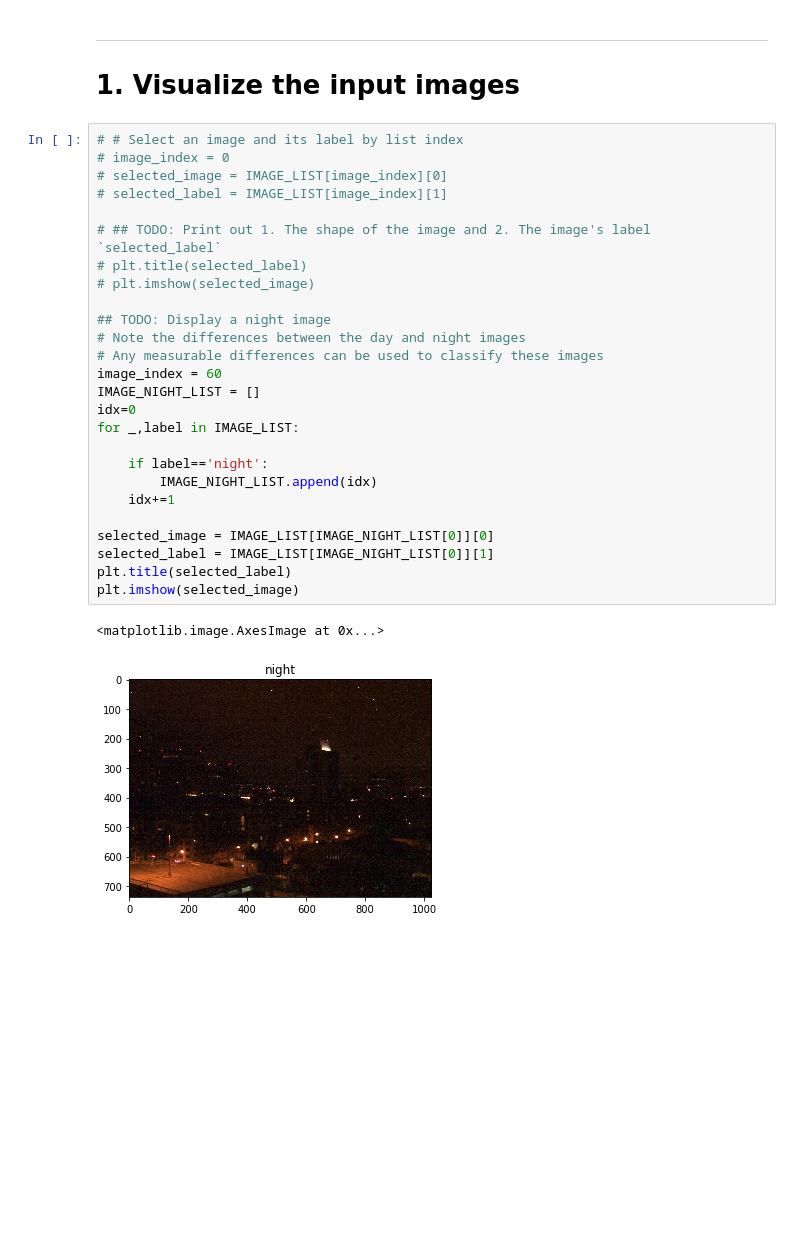
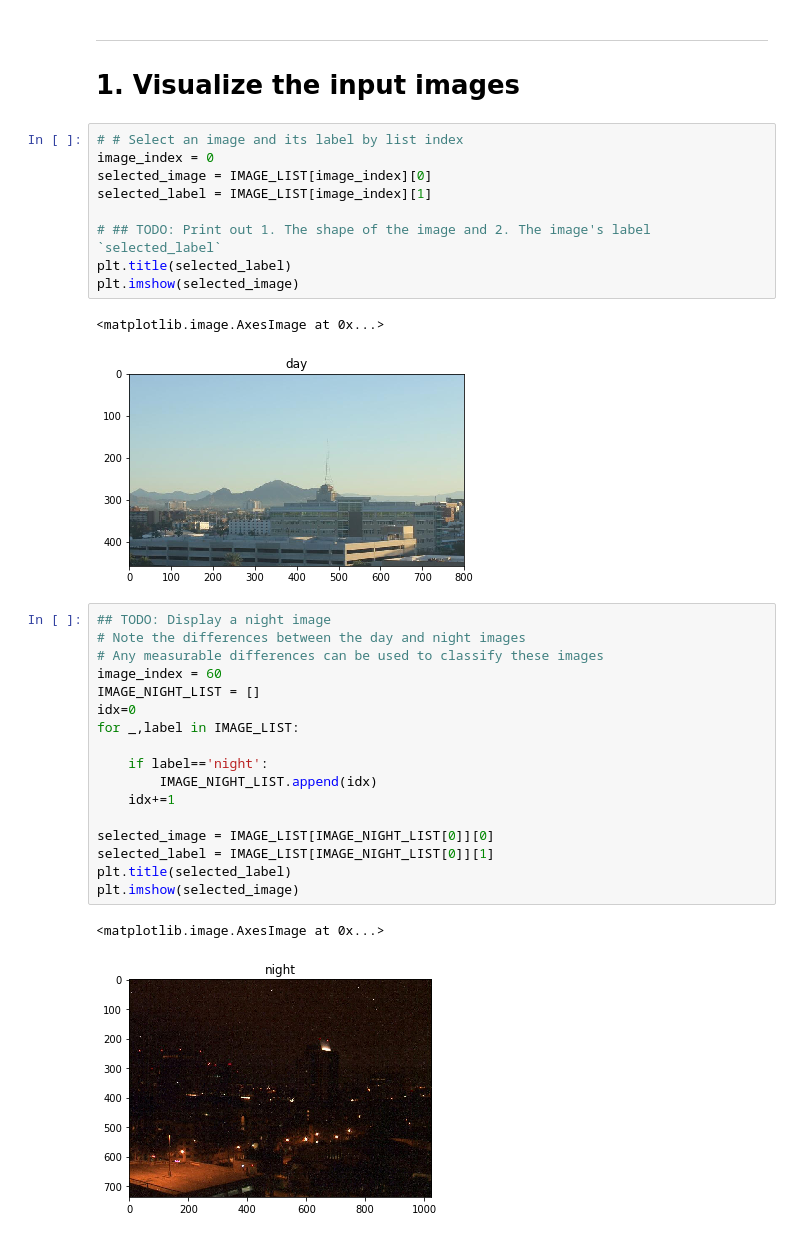
Before and after one commit to amitbcp/computer-vision, a Jupyter notebook: 1_1_Image_Representation/6_1. Visualizing the Data.ipynb, the cells around one changed output. Cells and saved outputs as stored; diff of their text form; blank space fills up the shorter version.

```diff
--- a/1_1_Image_Representation/6_1. Visualizing the Data.ipynb
+++ b/1_1_Image_Representation/6_1. Visualizing the Data.ipynb
@@ -49,16 +49,19 @@ IMAGE_LIST = helpers.load_dataset(image_dir_training)
 # %% [markdown]
 ---
 # 1. Visualize the input images
+# %%
+# # Select an image and its label by list index
+image_index = 0
+selected_image = IMAGE_LIST[image_index][0]
+selected_label = IMAGE_LIST[image_index][1]
+
+# ## TODO: Print out 1. The shape of the image and 2. The image's label `selected_label`
+plt.title(selected_label)
+plt.imshow(selected_image)
+# %% [output]
+<matplotlib.image.AxesImage at 0x...>
+[figure, added]
 # %%
-# # Select an image and its label by list index
-# image_index = 0
-# selected_image = IMAGE_LIST[image_index][0]
-# selected_label = IMAGE_LIST[image_index][1]
-
-# ## TODO: Print out 1. The shape of the image and 2. The image's label `selected_label`
-# plt.title(selected_label)
-# plt.imshow(selected_image)
-
 ## TODO: Display a night image
 # Note the differences between the day and night images
 # Any measurable differences can be used to classify these images
```
Also changed, not shown: 3 other files.
